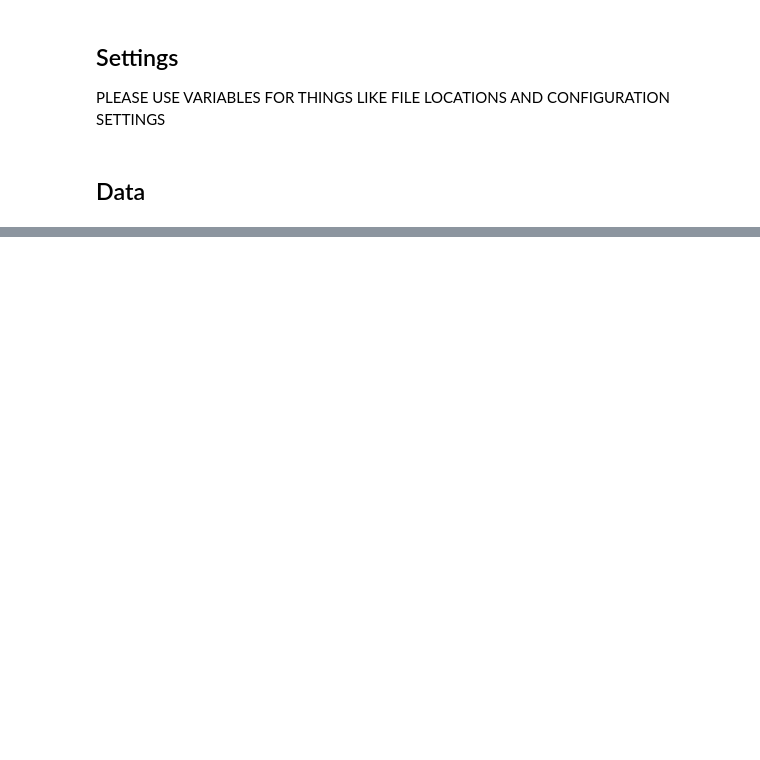
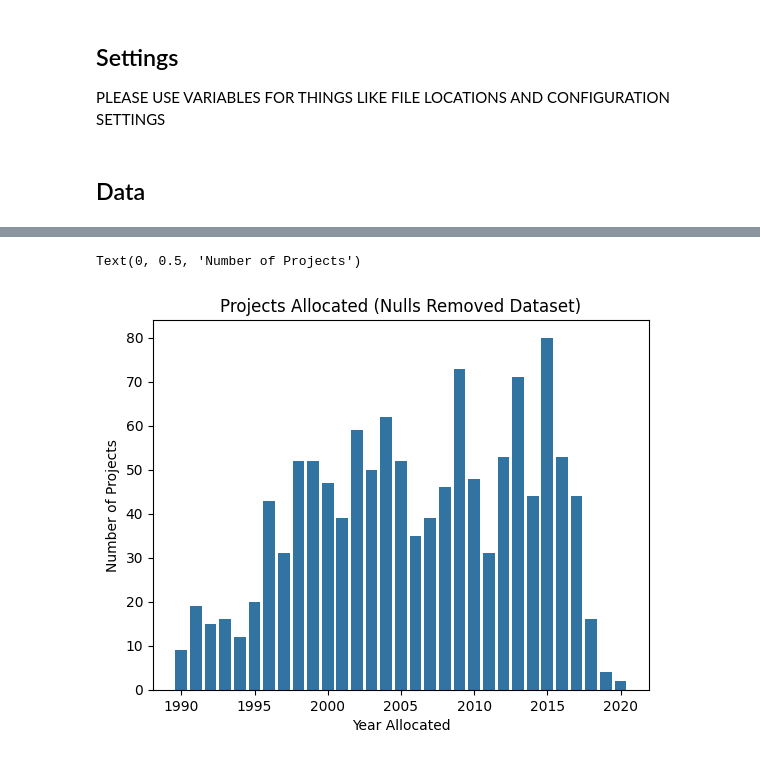
Before and after one commit to datakind/affordable-housing-tooling, a Jupyter notebook: workstream2/LIHTC_Expiration_Prediction.ipynb, the cells around one changed output, grey strips where cells are left out. Drawn from its saved outputs; the diff is of its cells as text; code cells hidden in the pictures; blank space fills up the shorter version.

```diff
--- a/workstream2/LIHTC_Expiration_Prediction.ipynb
+++ b/workstream2/LIHTC_Expiration_Prediction.ipynb
@@ -41,6 +59,8 @@ import os
 PLEASE USE VARIABLES FOR THINGS LIKE FILE LOCATIONS AND CONFIGURATION SETTINGS
 # %%
 DATA_DIRECTORY = './datasets'
+
 LIHTCPUB_DATA_PATH = os.path.join(DATA_DIRECTORY, 'LIHTCPUB.CSV')
+LIHTCPUB_NULLS_REMOVED_DATA_PATH = os.path.join(DATA_DIRECTORY, 'LIHTCPUB_Null_Removed.csv')
 # %%
 pd.set_option('display.max_columns', 100)
@@ -85,0 +76,7 @@ df2.head()
+# %%
+# This data source is based on `df_original` and may need additional validation and/or documentation
+df_nulls_removed = pd.read_csv(LIHTCPUB_NULLS_REMOVED_DATA_PATH)
+# Subset to Florida-based projects
+df_nulls_removed_fl = df_nulls_removed[df_nulls_removed['proj_st'] == 'FL'].copy()
+# Type casts
+df_nulls_removed_fl['yr_alloc'] = df_nulls_removed_fl['yr_alloc'].astype('int')
@@ -85,0 +196,4 @@ df2.head()
+# %%
+df_nulls_removed_fl['expired'] = df_nulls_removed_fl['nonprog'].replace({np.NaN: 0, 1: 1})
+print("Expired project counts for dataset with nulls removed:")
+df_nulls_removed_fl['expired'].value_counts()
@@ -85,0 +243,12 @@ df2.head()
+# %%
+invalid_date_values = [9999, 8888]
+invalid_date_filter = ~df_nulls_removed_fl['yr_alloc'].isin(invalid_date_values)
+df_nulls_removed_fl_yr_alloc = df_nulls_removed_fl['yr_alloc'][invalid_date_filter].value_counts().sort_index()
+# %%
+fig = sns.barplot(df_nulls_removed_fl_yr_alloc, native_scale=True)
+fig.set_title('Projects Allocated (Nulls Removed Dataset)')
+fig.set_xlabel("Year Allocated")
+fig.set_ylabel("Number of Projects")
+# %% [output]
+Text(0, 0.5, 'Number of Projects')
+[figure, added]
```
Also changed, not shown: parts of 46 cells of this notebook, 1 other file.
